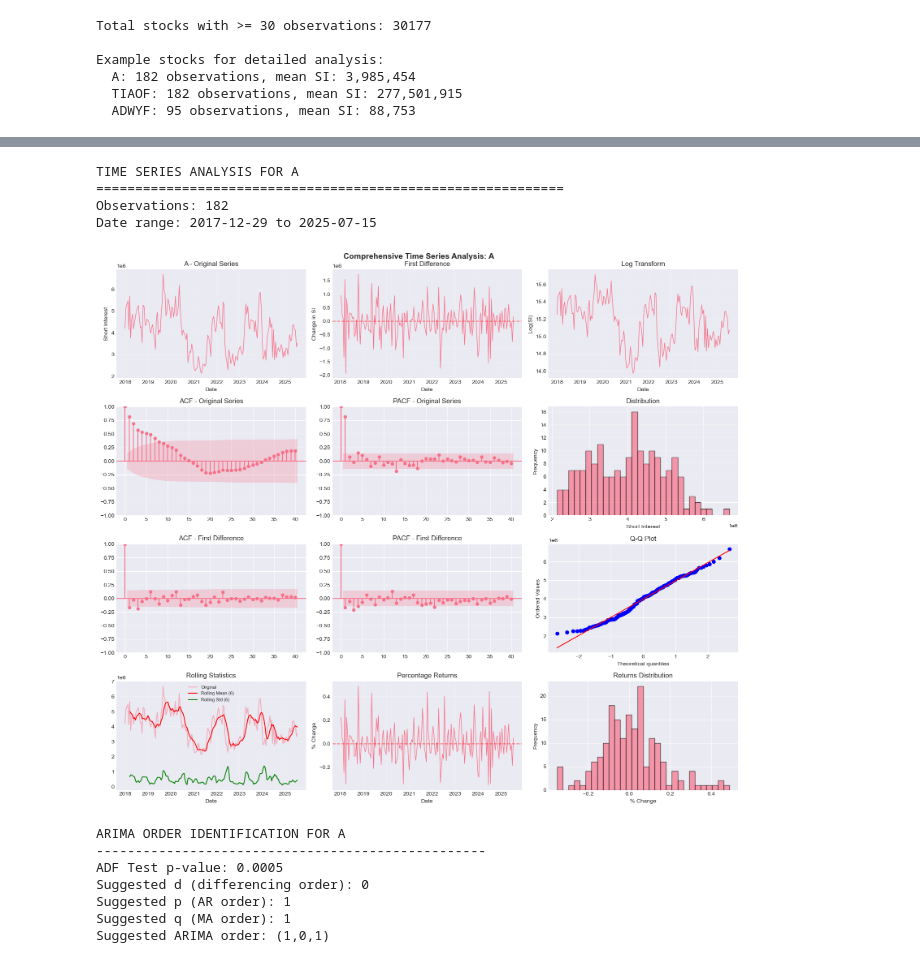
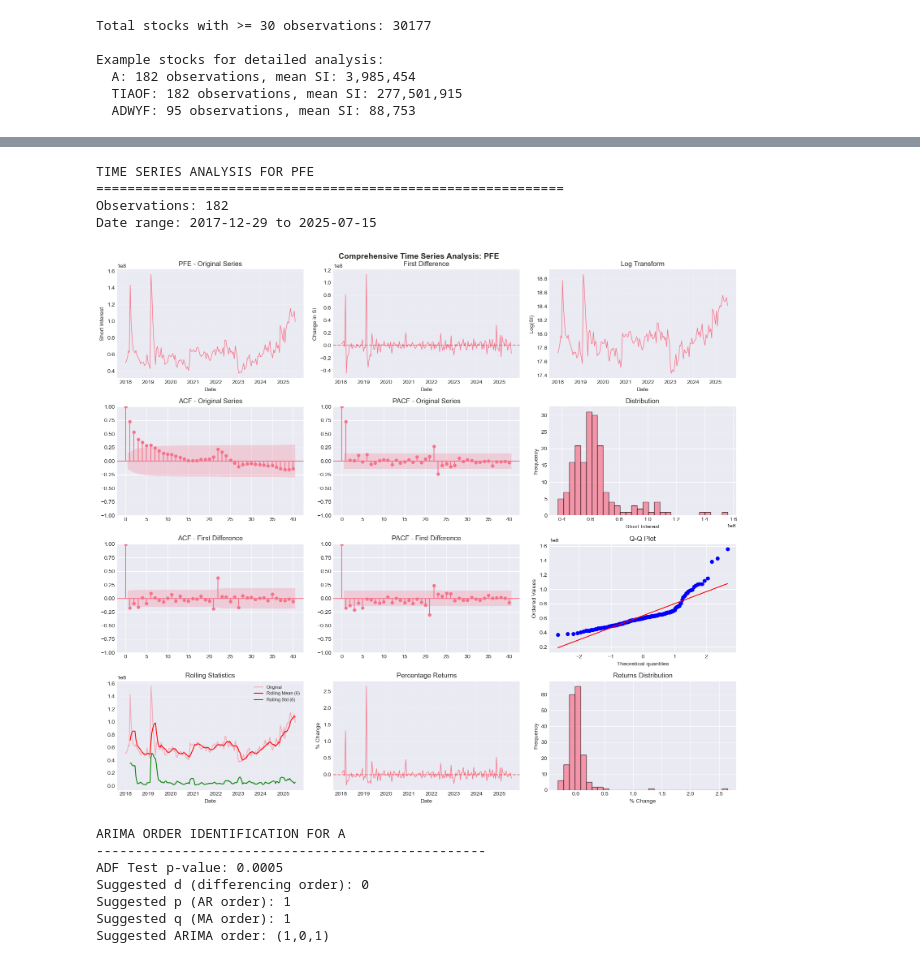
Before and after one commit to dongzizhu/short_interest_prediction, a Jupyter notebook: notebooks/02_finra_eda.ipynb, the cells around one changed output, grey strips where cells are left out. Saved outputs shown, nothing was run; the diff lists cells and outputs as text; code cells hidden in the pictures.

```diff
--- a/notebooks/02_finra_eda.ipynb
+++ b/notebooks/02_finra_eda.ipynb
@@ -1446,36 +1529,37 @@ def analyze_stock_time_series(stock_symbol, data):
     ax10.grid(True, alpha=0.3)
 
     # 11. Percentage Returns
     ax11 = plt.subplot(4, 3, 11)
     returns = series.pct_change().dropna()
     ax11.plot(returns.index, returns.values, linewidth=1)
     ax11.set_title('Percentage Returns')
     ax11.set_xlabel('Date')
     ax11.set_ylabel('% Change')
     ax11.axhline(y=0, color='r', linestyle='--', alpha=0.5)
     ax11.grid(True, alpha=0.3)
 
     # 12. Returns Distribution
     ax12 = plt.subplot(4, 3, 12)
     ax12.hist(returns.values, bins=30, edgecolor='black', alpha=0.7)
     ax12.set_title('Returns Distribution')
     ax12.set_xlabel('% Change')
     ax12.set_ylabel('Frequency')
 
     plt.suptitle(f'Comprehensive Time Series Analysis: {stock_symbol}', fontsize=14, fontweight='bold')
     plt.tight_layout()
     plt.show()
 
     return series, diff_series
 
 # Analyze example stock
-example_series, example_diff = analyze_stock_time_series(example_stocks[0], short_interest)
+#example_series, example_diff = analyze_stock_time_series(example_stocks[0], short_interest)
+example_series, example_diff = analyze_stock_time_series("PFE", short_interest)
 # %% [output]
-TIME SERIES ANALYSIS FOR A
+TIME SERIES ANALYSIS FOR PFE
 ============================================================
 Observations: 182
 Date range: 2017-12-29 to 2025-07-15
-[figure, old version]
+[figure, new version]
 # %%
 def identify_arima_order(series, stock_name):
     """
```
Also changed, not shown: parts of 8 cells of this notebook, 8 other files.
